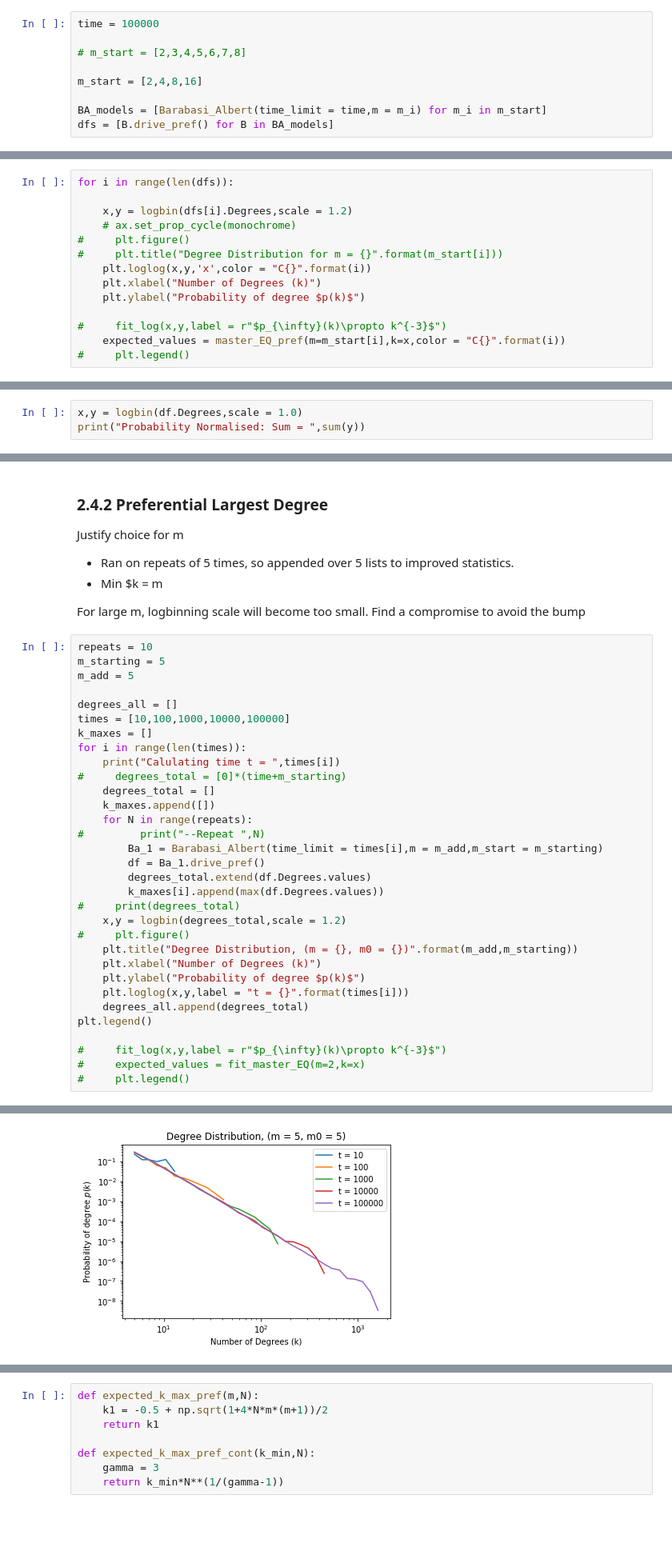
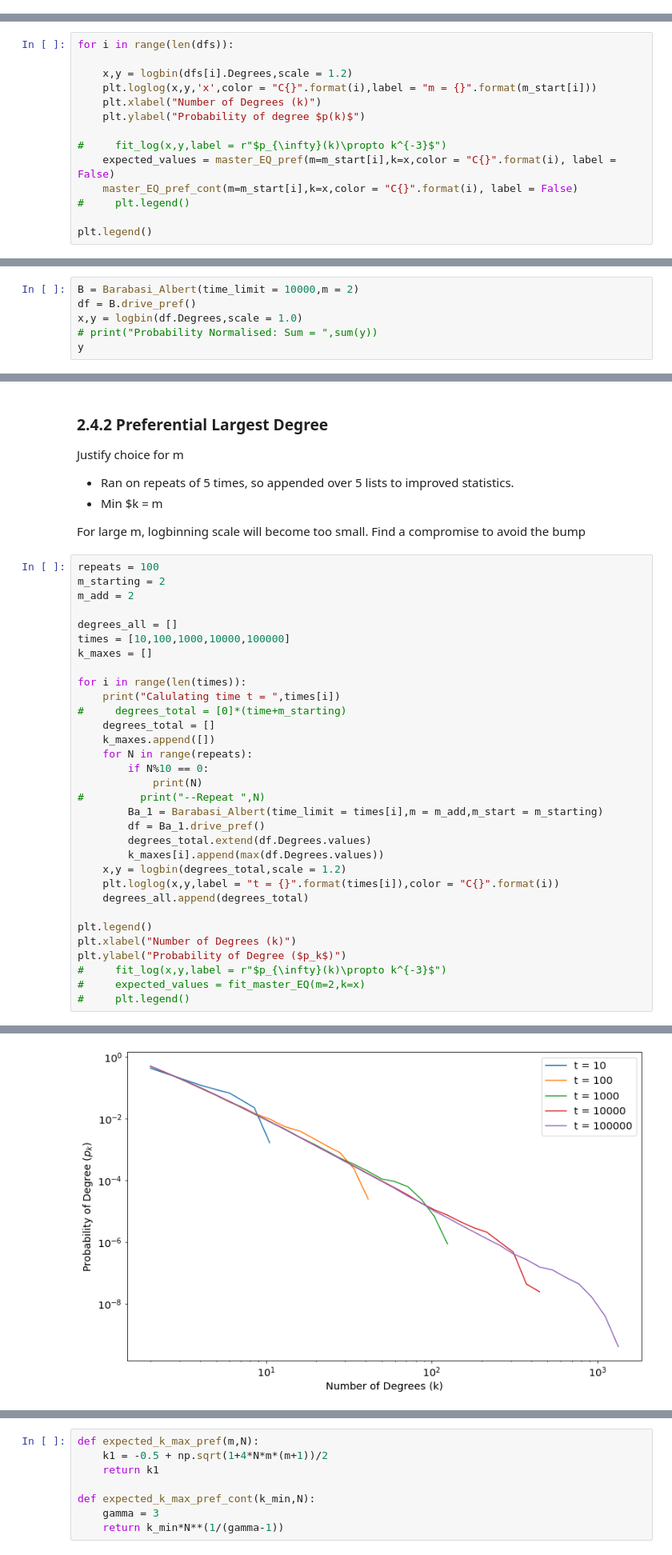
Before and after one commit to shaunfg/Complexity-Networks, a Jupyter notebook: networks/networks_project.ipynb, the cells around one changed output, grey strips where cells are left out. Shown at 80% size. Saved outputs shown, nothing was run; the diff lists cells and outputs as text; blank space fills up the shorter version.

```diff
--- a/networks/networks_project.ipynb
+++ b/networks/networks_project.ipynb
@@ -270,12 +293,3 @@ You should check that your solution obeys all
 known theoretical constraints on the degree distribution
 # %% [markdown]
 ### 2.3.2 Degree Distribution
-# %%
-time = 100000
-
-# m_start = [2,3,4,5,6,7,8]
-
-m_start = [2,4,8,16]
-
-BA_models = [Barabasi_Albert(time_limit = time,m = m_i) for m_i in m_start]
-dfs = [B.drive_pref() for B in BA_models]
@@ -283,14 +347,14 @@ dfs = [B.drive_pref() for B in BA_models]
 for i in range(len(dfs)):
 
     x,y = logbin(dfs[i].Degrees,scale = 1.2)
-    # ax.set_prop_cycle(monochrome)
-#     plt.figure()
-#     plt.title("Degree Distribution for m = {}".format(m_start[i]))
-    plt.loglog(x,y,'x',color = "C{}".format(i))
+    plt.loglog(x,y,'x',color = "C{}".format(i),label = "m = {}".format(m_start[i]))
     plt.xlabel("Number of Degrees (k)")
     plt.ylabel("Probability of degree $p(k)$")
 
 #     fit_log(x,y,label = r"$p_{\infty}(k)\propto k^{-3}$")
-    expected_values = master_EQ_pref(m=m_start[i],k=x,color = "C{}".format(i))
+    expected_values = master_EQ_pref(m=m_start[i],k=x,color = "C{}".format(i), label = False)
+    master_EQ_pref_cont(m=m_start[i],k=x,color = "C{}".format(i), label = False)
 #     plt.legend()
+
+plt.legend()
 # %% [output]
@@ -298,4 +363,7 @@ for i in range(len(dfs)):
 # %%
+B = Barabasi_Albert(time_limit = 10000,m = 2)
+df = B.drive_pref()
 x,y = logbin(df.Degrees,scale = 1.0)
-print("Probability Normalised: Sum = ",sum(y))
+# print("Probability Normalised: Sum = ",sum(y))
+y
 # %% [output]
@@ -383,34 +465,34 @@ Justify choice for m
 
 For large m, logbinning scale will become too small. Find a compromise to avoid the bump
 # %%
-repeats = 10
-m_starting = 5
-m_add = 5
+repeats = 100
+m_starting = 2
+m_add = 2
 
 degrees_all = []
 times = [10,100,1000,10000,100000]
 k_maxes = []
+
 for i in range(len(times)):
     print("Calulating time t = ",times[i])
 #     degrees_total = [0]*(time+m_starting)
     degrees_total = []
     k_maxes.append([])
     for N in range(repeats):
+        if N%10 == 0:
+            print(N)
 #         print("--Repeat ",N)
         Ba_1 = Barabasi_Albert(time_limit = times[i],m = m_add,m_start = m_starting)
         df = Ba_1.drive_pref()
         degrees_total.extend(df.Degrees.values)
         k_maxes[i].append(max(df.Degrees.values))
-#     print(degrees_total)
     x,y = logbin(degrees_total,scale = 1.2)
-#     plt.figure()
-    plt.title("Degree Distribution, (m = {}, m0 = {})".format(m_add,m_starting))
-    plt.xlabel("Number of Degrees (k)")
-    plt.ylabel("Probability of degree $p(k)$")
-    plt.loglog(x,y,label = "t = {}".format(times[i]))
+    plt.loglog(x,y,label = "t = {}".format(times[i]),color = "C{}".format(i))
     degrees_all.append(degrees_total)
+
 plt.legend()
-
+plt.xlabel("Number of Degrees (k)")
+plt.ylabel("Probability of Degree ($p_k$)")
 #     fit_log(x,y,label = r"$p_{\infty}(k)\propto k^{-3}$")
 #     expected_values = fit_master_EQ(m=2,k=x)
 #     plt.legend()
@@ -424 +518 @@ Calulating time t =  100000
-[figure, old version]
+[figure, new version]
```
Also changed, not shown: parts of 30 cells of this notebook, 2 other files.
